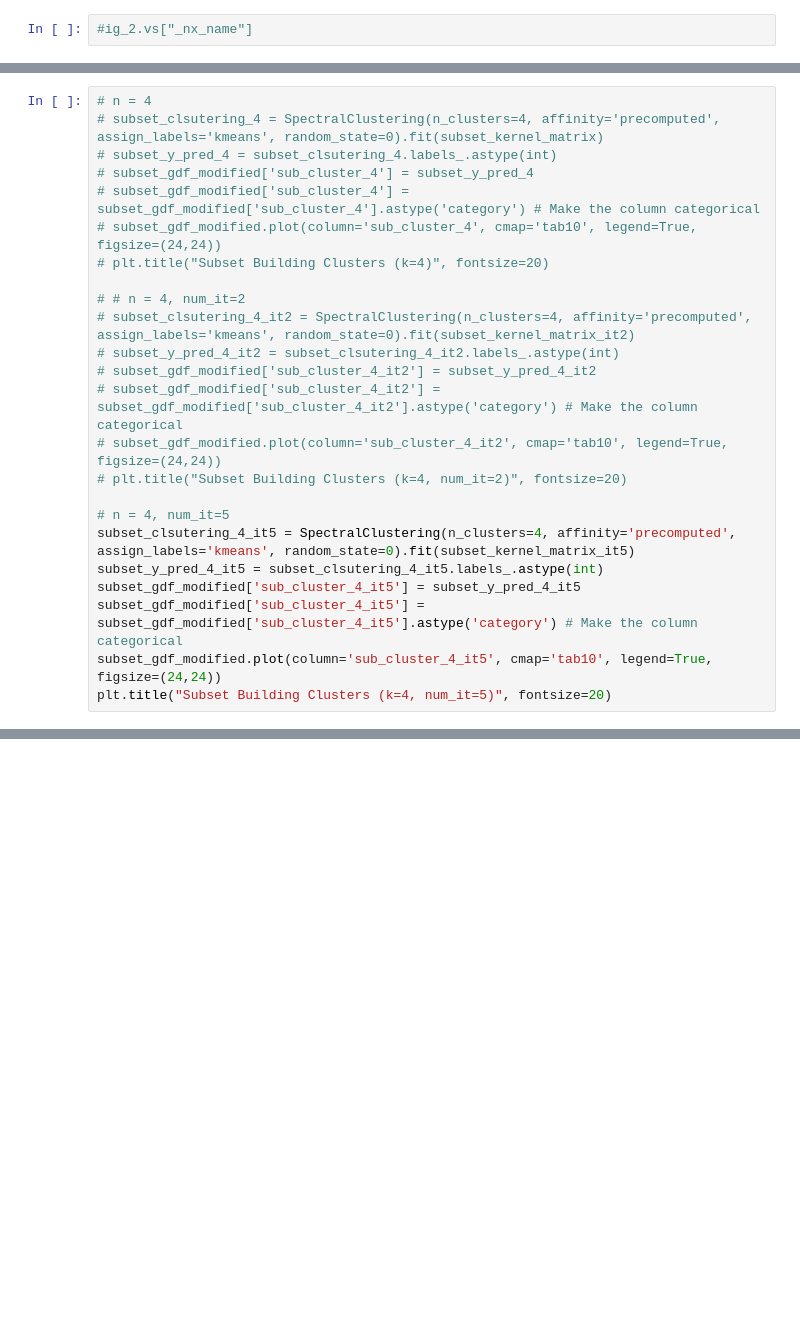
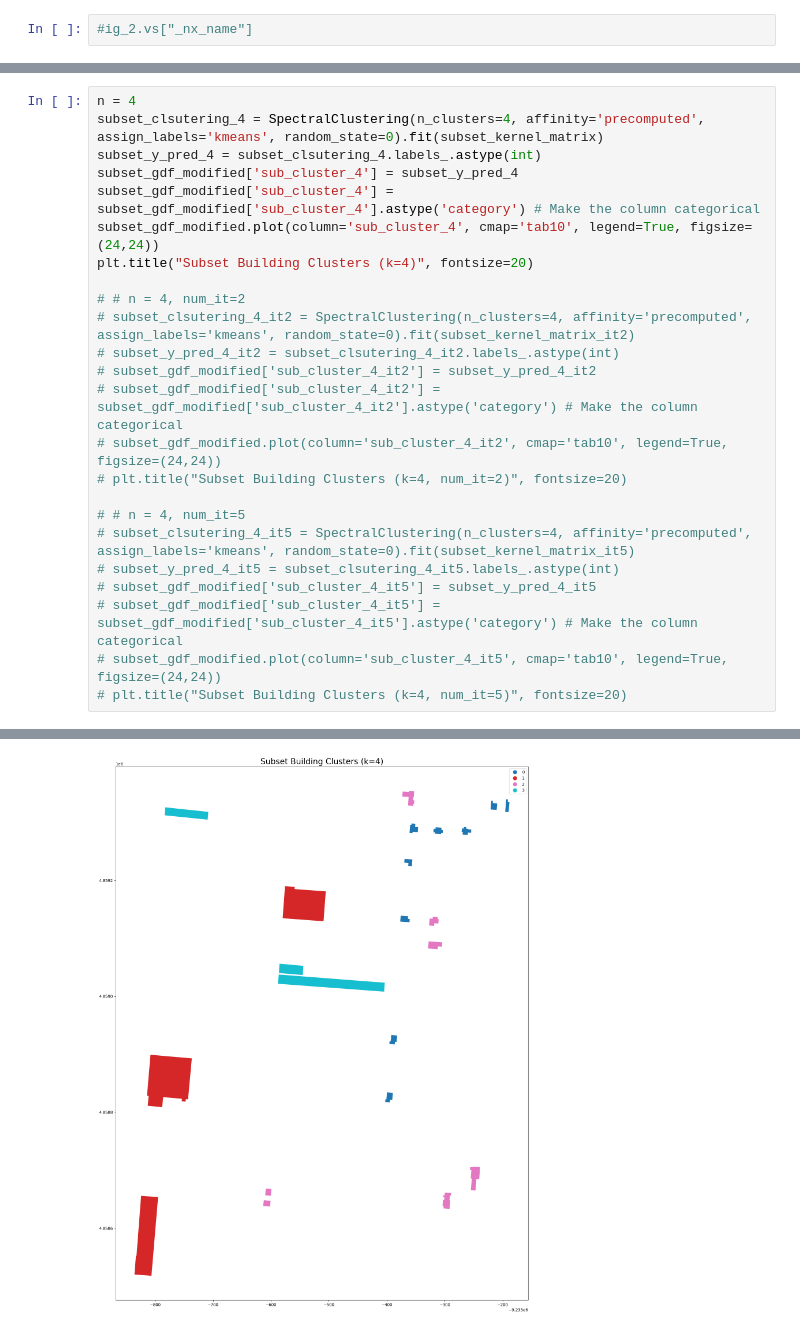
Before and after one commit to SummerHA90/2D_footprint_clustering, a Jupyter notebook: Prototyping_extbound_node_edge_weights.ipynb, the cells around one changed output, grey strips where cells are left out. Drawn from its saved outputs; the diff is of its cells as text; blank space fills up the shorter version.

```diff
--- a/Prototyping_extbound_node_edge_weights.ipynb
+++ b/Prototyping_extbound_node_edge_weights.ipynb
@@ -898,11 +981,11 @@ plt.title("Subset Building Clusters (k=3, num_it=5)", fontsize=20)
 # %%
-# n = 4
-# subset_clsutering_4 = SpectralClustering(n_clusters=4, affinity='precomputed', assign_labels='kmeans', random_state=0).fit(subset_kernel_matrix)
-# subset_y_pred_4 = subset_clsutering_4.labels_.astype(int)
-# subset_gdf_modified['sub_cluster_4'] = subset_y_pred_4
-# subset_gdf_modified['sub_cluster_4'] = subset_gdf_modified['sub_cluster_4'].astype('category') # Make the column categorical
-# subset_gdf_modified.plot(column='sub_cluster_4', cmap='tab10', legend=True, figsize=(24,24))
-# plt.title("Subset Building Clusters (k=4)", fontsize=20)
+n = 4
+subset_clsutering_4 = SpectralClustering(n_clusters=4, affinity='precomputed', assign_labels='kmeans', random_state=0).fit(subset_kernel_matrix)
+subset_y_pred_4 = subset_clsutering_4.labels_.astype(int)
+subset_gdf_modified['sub_cluster_4'] = subset_y_pred_4
+subset_gdf_modified['sub_cluster_4'] = subset_gdf_modified['sub_cluster_4'].astype('category') # Make the column categorical
+subset_gdf_modified.plot(column='sub_cluster_4', cmap='tab10', legend=True, figsize=(24,24))
+plt.title("Subset Building Clusters (k=4)", fontsize=20)
 
 # # n = 4, num_it=2
 # subset_clsutering_4_it2 = SpectralClustering(n_clusters=4, affinity='precomputed', assign_labels='kmeans', random_state=0).fit(subset_kernel_matrix_it2)
@@ -912,10 +995,11 @@ plt.title("Subset Building Clusters (k=3, num_it=5)", fontsize=20)
 # subset_gdf_modified.plot(column='sub_cluster_4_it2', cmap='tab10', legend=True, figsize=(24,24))
 # plt.title("Subset Building Clusters (k=4, num_it=2)", fontsize=20)
 
-# n = 4, num_it=5
-subset_clsutering_4_it5 = SpectralClustering(n_clusters=4, affinity='precomputed', assign_labels='kmeans', random_state=0).fit(subset_kernel_matrix_it5)
-subset_y_pred_4_it5 = subset_clsutering_4_it5.labels_.astype(int)
-subset_gdf_modified['sub_cluster_4_it5'] = subset_y_pred_4_it5
-subset_gdf_modified['sub_cluster_4_it5'] = subset_gdf_modified['sub_cluster_4_it5'].astype('category') # Make the column categorical
-subset_gdf_modified.plot(column='sub_cluster_4_it5', cmap='tab10', legend=True, figsize=(24,24))
-plt.title("Subset Building Clusters (k=4, num_it=5)", fontsize=20)
+# # n = 4, num_it=5
+# subset_clsutering_4_it5 = SpectralClustering(n_clusters=4, affinity='precomputed', assign_labels='kmeans', random_state=0).fit(subset_kernel_matrix_it5)
+# subset_y_pred_4_it5 = subset_clsutering_4_it5.labels_.astype(int)
+# subset_gdf_modified['sub_cluster_4_it5'] = subset_y_pred_4_it5
+# subset_gdf_modified['sub_cluster_4_it5'] = subset_gdf_modified['sub_cluster_4_it5'].astype('category') # Make the column categorical
+# subset_gdf_modified.plot(column='sub_cluster_4_it5', cmap='tab10', legend=True, figsize=(24,24))
+# plt.title("Subset Building Clusters (k=4, num_it=5)", fontsize=20)
+# %% [output]
@@ -921,0 +1007 @@ plt.title("Subset Building Clusters (k=4, num_it=5)", fontsize=20)
+[figure, added]
```
Also changed, not shown: parts of 22 cells of this notebook.
